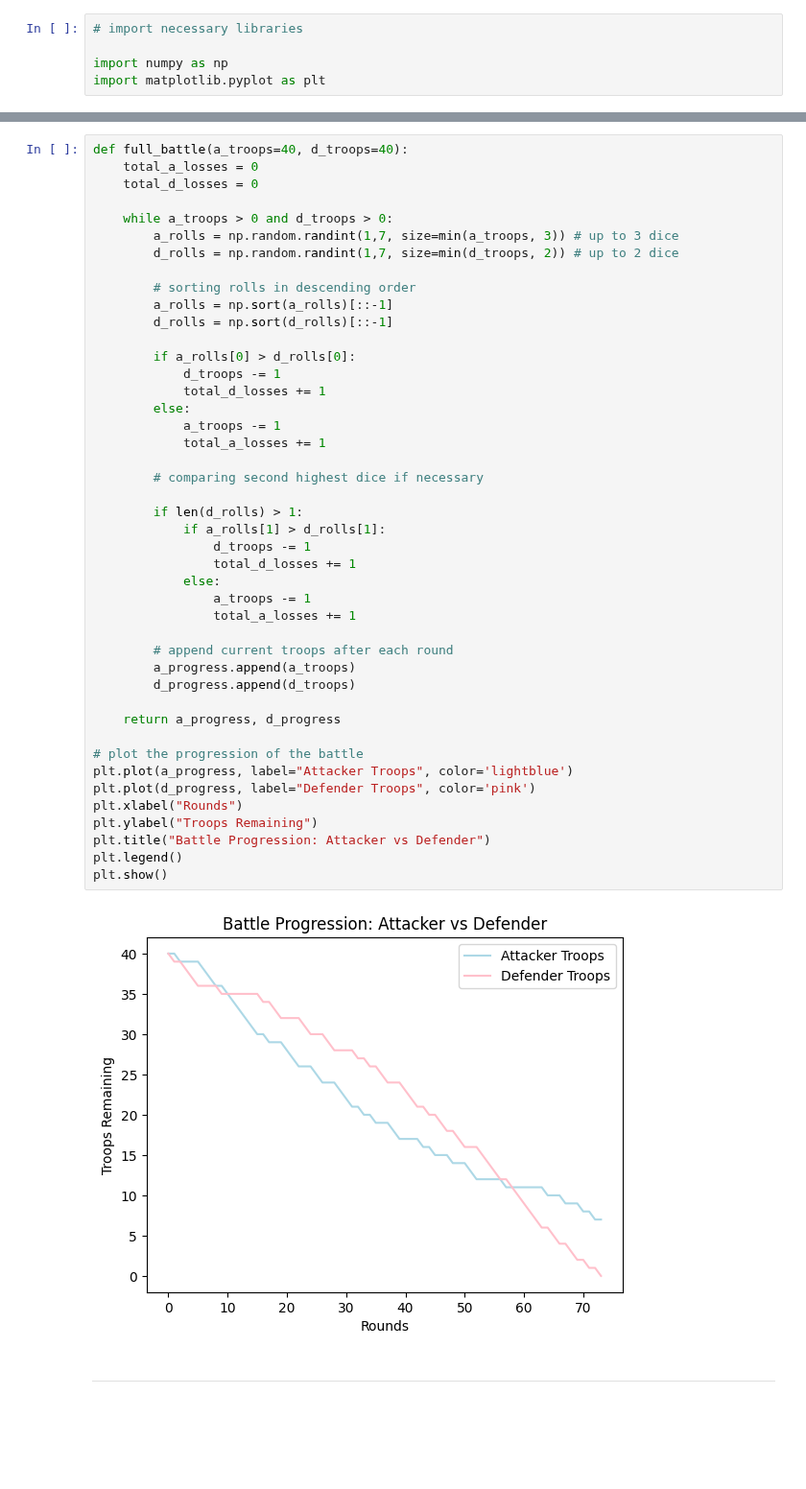
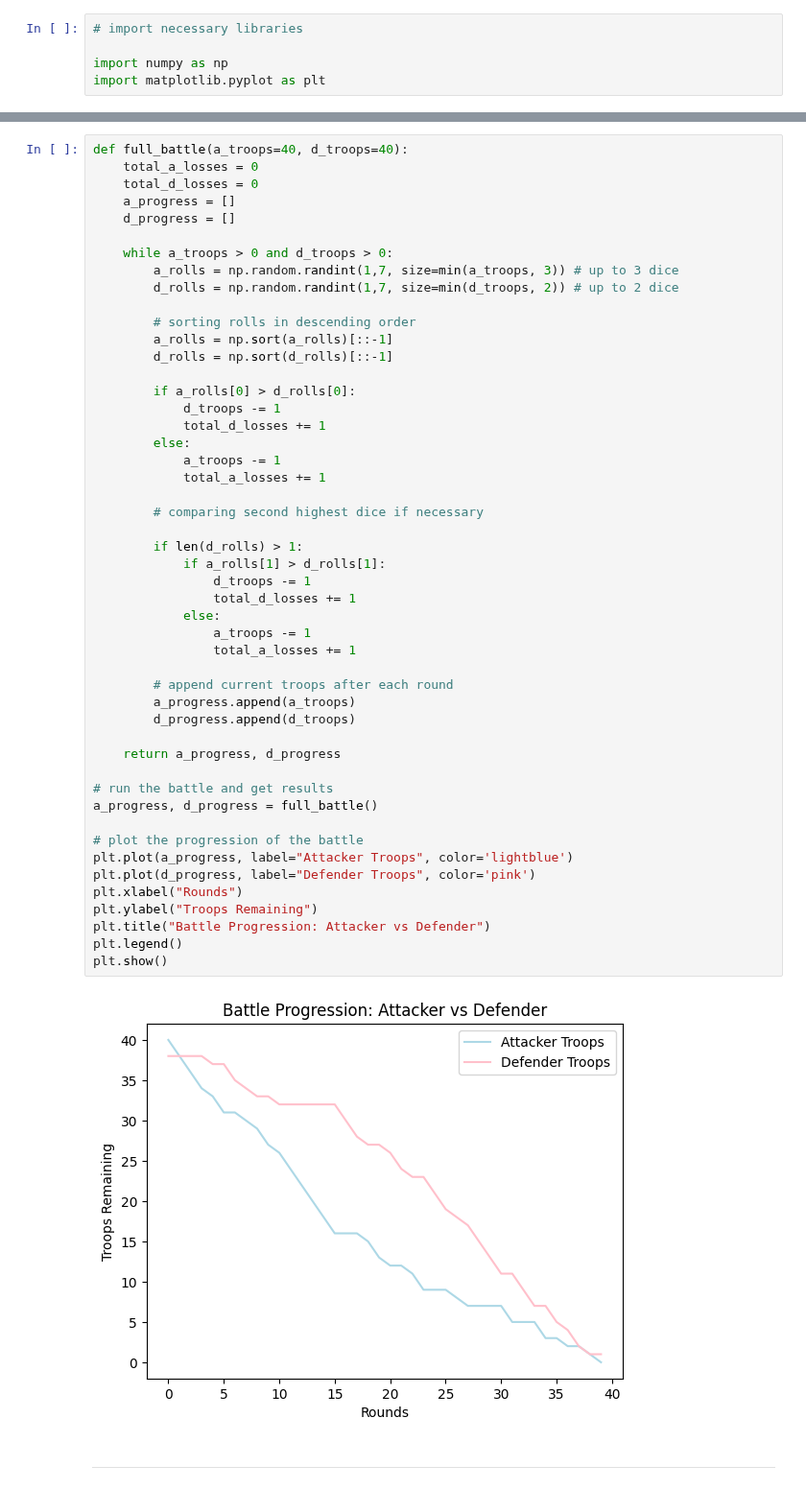
Before and after one commit to briannemcgrath/PFDA, a Jupyter notebook: assignments/assignment05-risk.ipynb, the cells around one changed output, grey strips where cells are left out. Shown at 96% size. Saved outputs shown, nothing was run; the diff lists cells and outputs as text; blank space fills up the shorter version.

Commit message:
README.md update & Task 5
- Updated overview, references and task descriptions.
- Finalised Task 5 - Risk Battle Simulation

```diff
--- a/assignments/assignment05-risk.ipynb
+++ b/assignments/assignment05-risk.ipynb
@@ -103,6 +103,8 @@ We plot the remaining troops for both attacker and defender over each round to s
 def full_battle(a_troops=40, d_troops=40):
     total_a_losses = 0
     total_d_losses = 0
+    a_progress = []
+    d_progress = []
 
     while a_troops > 0 and d_troops > 0:
         a_rolls = np.random.randint(1,7, size=min(a_troops, 3)) # up to 3 dice
@@ -117,34 +119,37 @@ def full_battle(a_troops=40, d_troops=40):
             total_d_losses += 1
         else:
             a_troops -= 1
             total_a_losses += 1
 
         # comparing second highest dice if necessary
 
         if len(d_rolls) > 1:
             if a_rolls[1] > d_rolls[1]:
                 d_troops -= 1
                 total_d_losses += 1
             else:
                 a_troops -= 1
                 total_a_losses += 1
 
         # append current troops after each round
         a_progress.append(a_troops)
         d_progress.append(d_troops)
 
     return a_progress, d_progress
 
+# run the battle and get results
+a_progress, d_progress = full_battle()
+
 # plot the progression of the battle
 plt.plot(a_progress, label="Attacker Troops", color='lightblue')
 plt.plot(d_progress, label="Defender Troops", color='pink')
 plt.xlabel("Rounds")
 plt.ylabel("Troops Remaining")
 plt.title("Battle Progression: Attacker vs Defender")
 plt.legend()
 plt.show()
 # %% [output]
-[figure, old version]
+[figure, new version]
 # %% [markdown]
 ___
 # %% [markdown]
```
Also changed, not shown: parts of 8 cells of this notebook, 2 other files.
